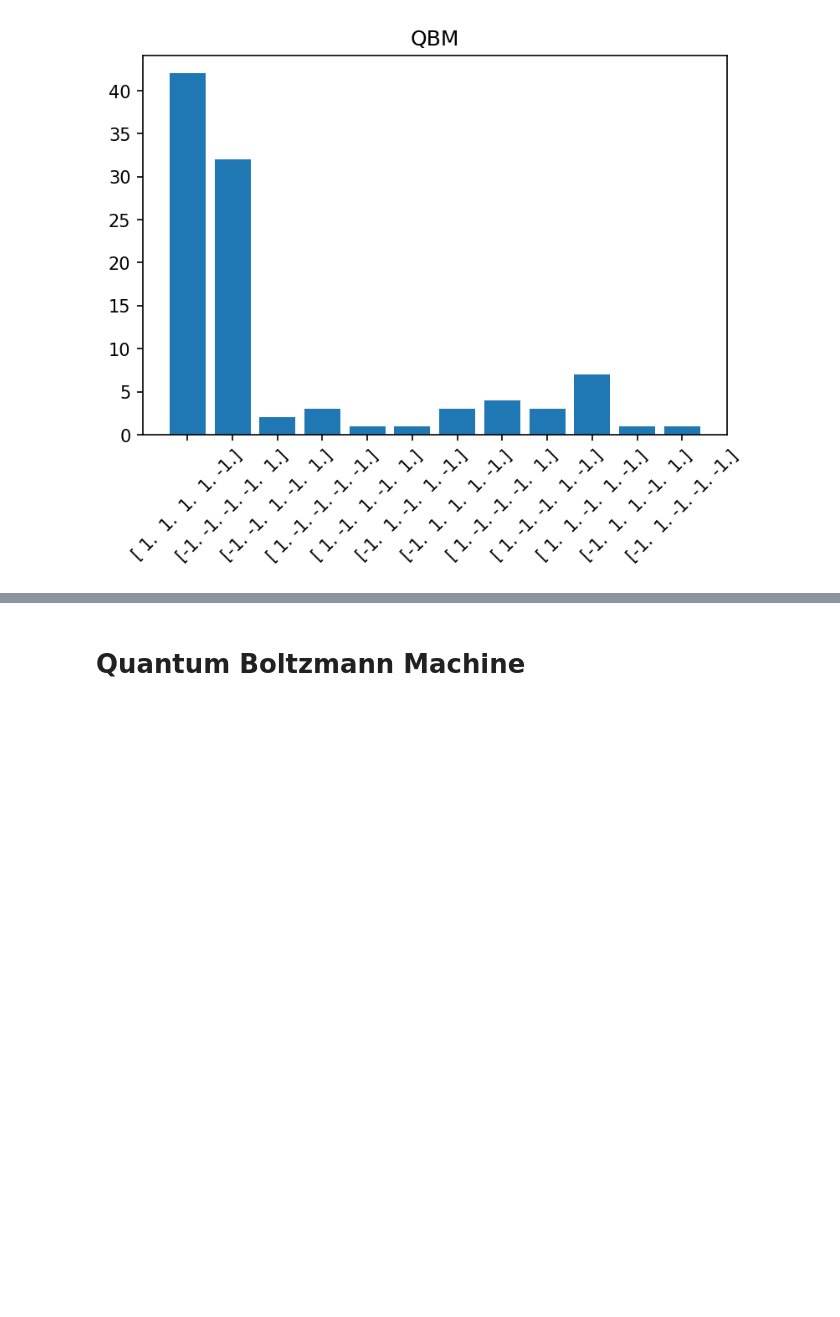
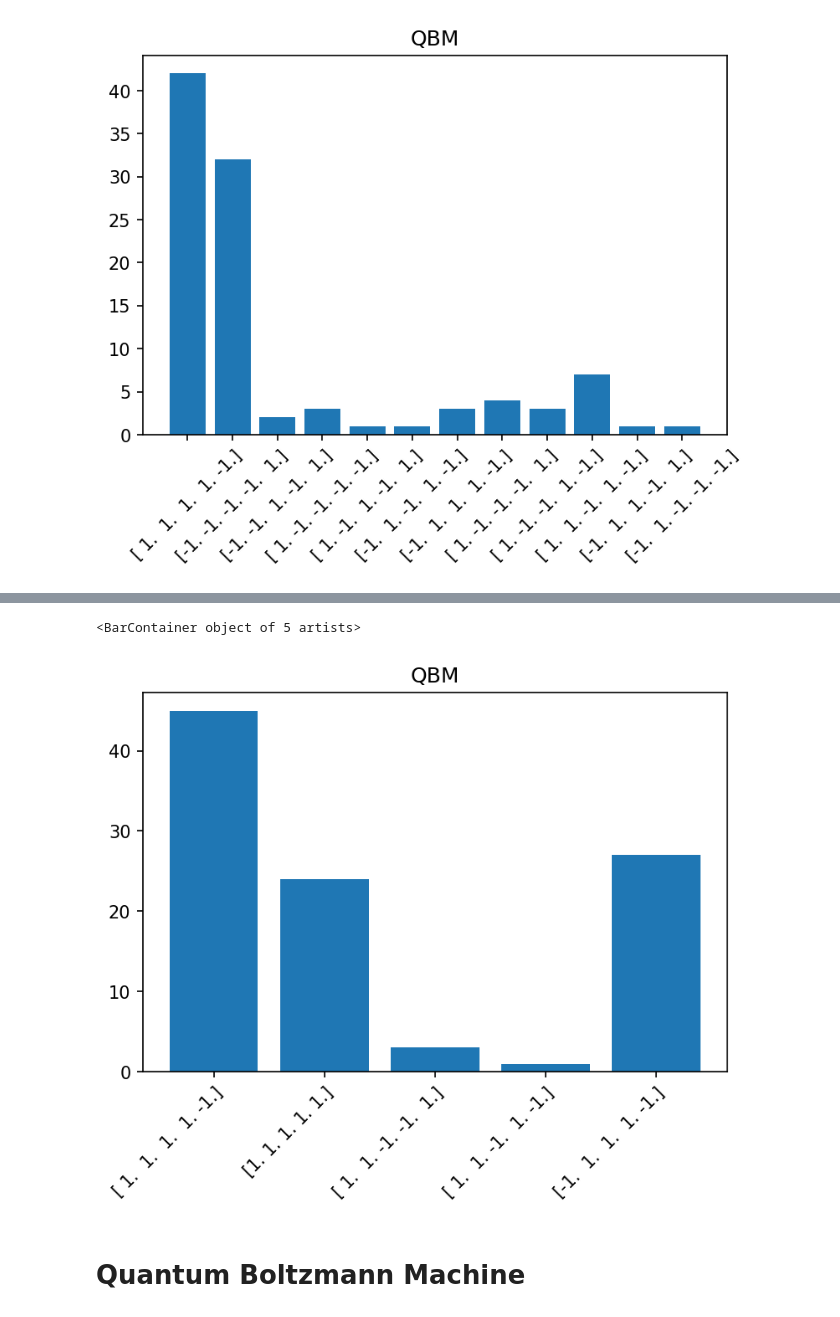
Before and after one commit to haoyudoingthings/QBM, a Jupyter notebook: Boltzmann-Machine.ipynb, the cells around one changed output, grey strips where cells are left out. Drawn from its saved outputs; the diff is of its cells as text; code cells hidden in the pictures; blank space fills up the shorter version.

```diff
--- a/Boltzmann-Machine.ipynb
+++ b/Boltzmann-Machine.ipynb
@@ -206,3 +237,25 @@ plt.bar(histo_cat, histo_data)
+# %%
+results = qbm3.sample(qbm3.w, qbm3.b, qbm3.M, num=100, return_all_states=True)
+sample_states = [np.sign(s[:-2]) for s in results]
+# %%
+histo_cat = []
+histo_data = []
+for v in sample_states:
+    for s in histo_cat:
+        if  s == str(v):
+            histo_data[histo_cat.index(s)] += 1
+            break
+    else:
+        histo_cat.append(str(v))
+        histo_data.append(1)
+
+plt.figure(dpi=150)
+plt.title('QBM')
+plt.xticks(rotation=45, ha="right", rotation_mode="anchor")
+plt.bar(histo_cat, histo_data)
+# %% [output]
+<BarContainer object of 5 artists>
+[figure, added]
 # %% [markdown]
 # Quantum Boltzmann Machine
 # %%
```
Also changed, not shown: parts of 8 cells of this notebook.
